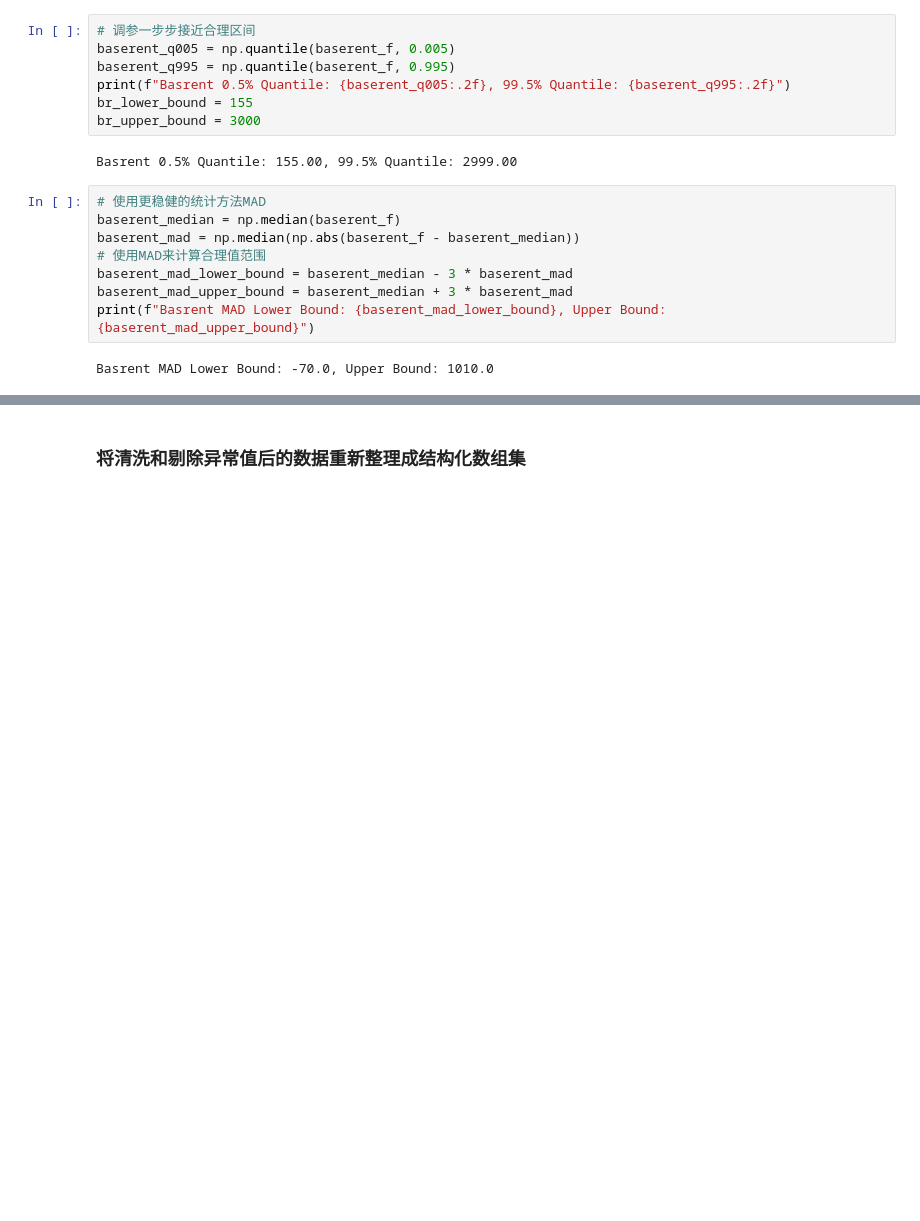
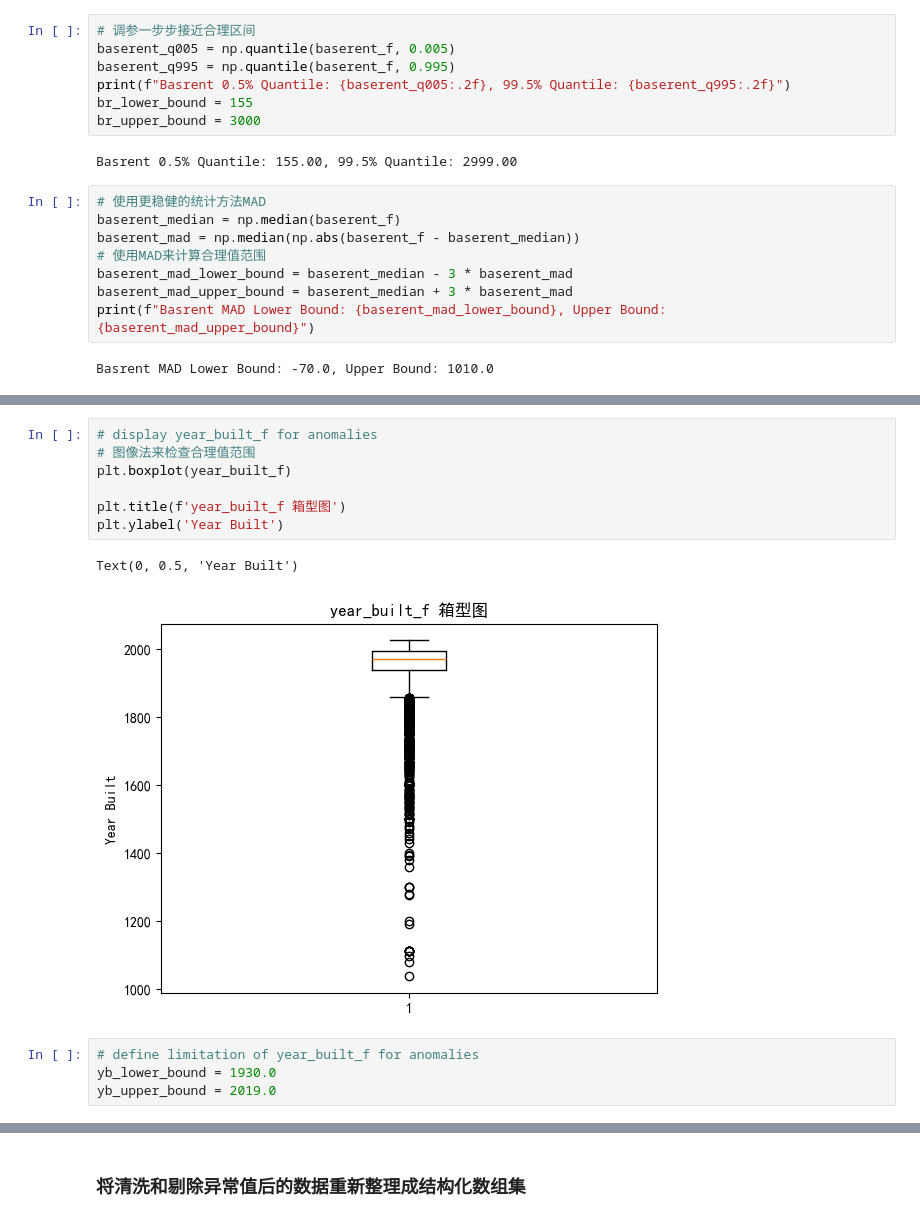
Before and after one commit to dietertao/b_python_dshb_cn, a Jupyter notebook: docs/Chapter02/1.2.ds_projet_np02.ipynb, the cells around one changed output, grey strips where cells are left out. Saved outputs shown, nothing was run; the diff lists cells and outputs as text; blank space fills up the shorter version.

```diff
--- a/docs/Chapter02/1.2.ds_projet_np02.ipynb
+++ b/docs/Chapter02/1.2.ds_projet_np02.ipynb
@@ -529,0 +586,14 @@ array([ True,  True,  True,  True,  True,  True,  True,  True,  True,
+# %%
+# display year_built_f for anomalies
+# 图像法来检查合理值范围
+plt.boxplot(year_built_f)
+
+plt.title(f'year_built_f 箱型图')
+plt.ylabel('Year Built')
+# %% [output]
+Text(0, 0.5, 'Year Built')
+[figure, added]
+# %%
+# define limitation of year_built_f for anomalies
+yb_lower_bound = 1930.0
+yb_upper_bound = 2019.0
```
Also changed, not shown: parts of 40 cells of this notebook.
